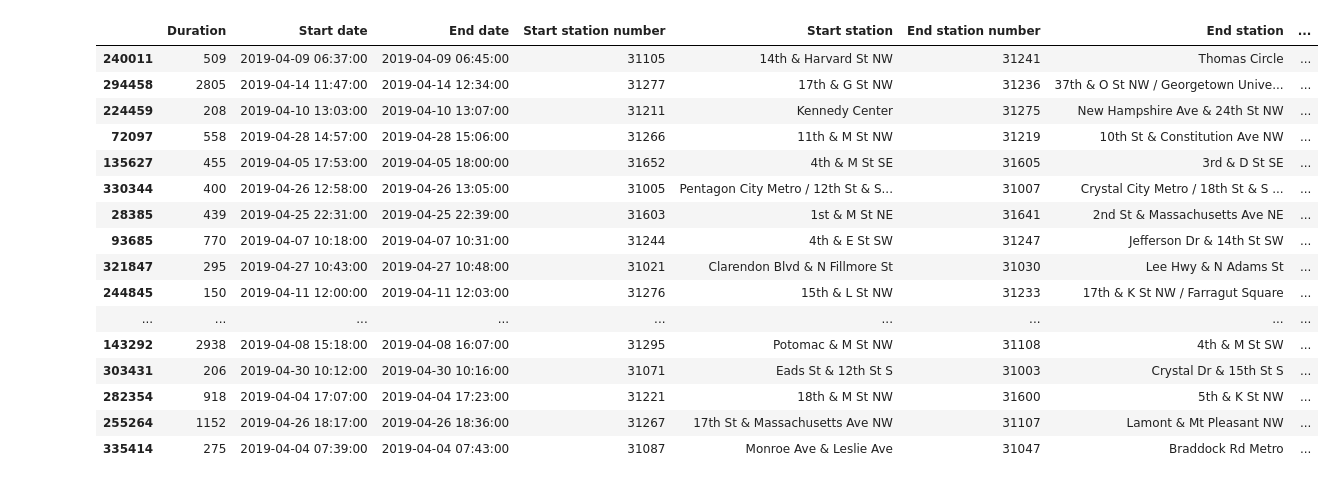
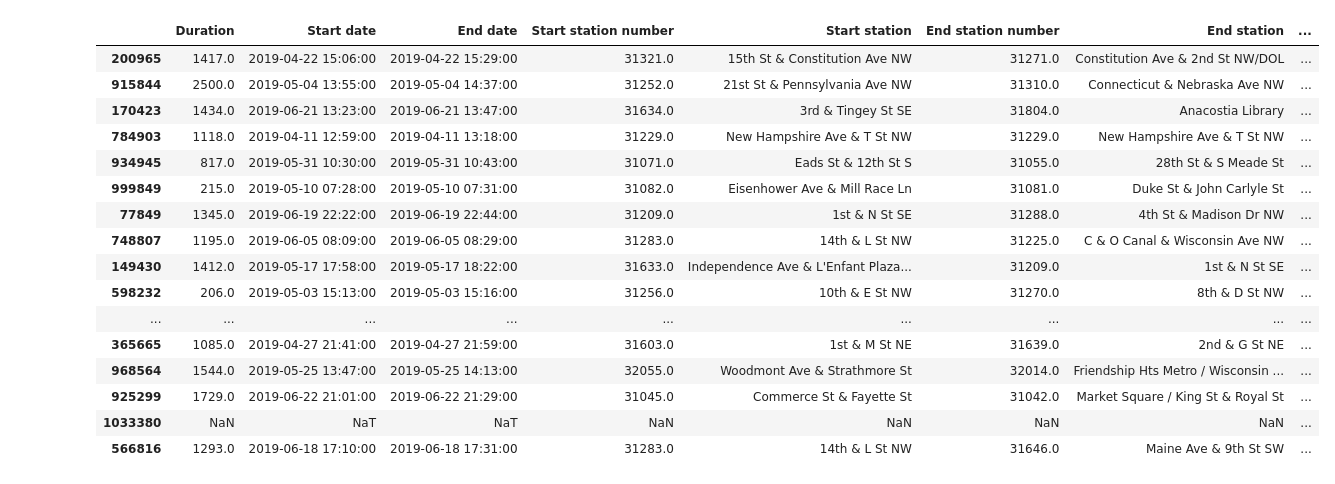
Before and after one commit to gportes24/German-s-Group-Project, a Jupyter notebook: Resources/Project_EDA.ipynb, the cells around one changed output. Drawn from its saved outputs; the diff is of its cells as text; code cells hidden in the pictures.

```diff
--- a/Resources/Project_EDA.ipynb
+++ b/Resources/Project_EDA.ipynb
@@ -38,3 +53,3 @@ Data columns (total 9 columns):
 # %%
-stations = test["Start station"].unique()
-stations
+#stations = test["Start station"].unique()
+stations = Bike_2019["Start station"].unique()
@@ -191,8 +160,8 @@ places2
 # %%
-test_merged = pd.merge(test, places, how="inner", on="Start station")
-test_merged = pd.merge(test_merged, places2, how="inner", on= "End station")
+Bike_2019_merged = pd.merge(Bike_2019, places, how="inner", on="Start station")
+Bike_2019_merged = pd.merge(Bike_2019_merged, places2, how="inner", on= "End station")
 #locs_merged = pd.merge(locs, locations, how="inner", on=["Start station", "End station"])
 #locs_merged
-test_merged.sample(10)
+Bike_2019_merged.sample(10)
 # %% [output]
 |  | Duration | Start date | End date | Start station number | Start station | End station number | End station | ... |
@@ -226,7 +178,7 @@ NameError: name 'locs_merged' is not defined
 # %%
-test_merged['Start date'] = pd.to_datetime(test_merged['Start date'])
-test_merged['End date'] = pd.to_datetime(test_merged['End date'])
-test_merged['day_of_week'] = test_merged['Start date'].dt.day_name()
-test_merged.sample(5)
+Bike_2019_merged['Start date'] = pd.to_datetime(Bike_2019_merged['Start date'])
+Bike_2019_merged['End date'] = pd.to_datetime(Bike_2019_merged['End date'])
+Bike_2019_merged['day_of_week'] = Bike_2019_merged['Start date'].dt.day_name()
+Bike_2019_merged.sample(5)
 # %% [output]
 |  | Duration | Start date | End date | Start station number | Start station | End station number | End station | ... |
@@ -238,5 +190,5 @@ test_merged.sample(5)
 # %%
-# distance traveled
+# Extracts distance traveled from start_lat, start_lng, end_lat, end_lng
 def dist_from_coordinates(lat1, lon1, lat2, lon2):
 
     R = 6371  # Earth radius in km
@@ -256,7 +208,7 @@ def dist_from_coordinates(lat1, lon1, lat2, lon2):
     return haversine
 
 new_column = []                    #empty column for distance
-for index,row in test_merged.iterrows():
+for index,row in Bike_2019_merged.iterrows():
     lat1 = row['start_lat'] #first row of location.lat column here
     lon1 = row['start_lng'] #first row of location.long column here
     lat2 = row['end_lat'] #second row of location.lat column here
@@ -264,25 +216,26 @@ for index,row in test_merged.iterrows():
     value = dist_from_coordinates(lat1, lon1, lat2, lon2)  #get the distance
     new_column.append(value)   #append the empty list with distance values
 
-test_merged.insert(13,"Distance Traveled",new_column)  #4 is the index where you want to place your column. Column index starts with 0. "Distance" is the header and new_column are the values in the column.
+Bike_2019_merged.insert(14,"Distance Traveled",new_column)  #4 is the index where you want to place your column. Column index starts with 0. "Distance" is the header and new_column are the values in the column.
 # %%
-test_merged['Distance Traveled']= test_merged['Distance Traveled'].round(2)
-test_merged.sample(20)
+# rounds the ouput of distance traveled to 2 decimal places
+Bike_2019_merged['Distance Traveled']= Bike_2019_merged['Distance Traveled'].round(2)
+Bike_2019_merged.sample(20)
 # %% [output]
 |  | Duration | Start date | End date | Start station number | Start station | End station number | End station | ... |
-| 240011 | 509 | 2019-04-09 06:37:00 | 2019-04-09 06:45:00 | 31105 | 14th & Harvard St NW | 31241 | Thomas Circle | ... |
-| 294458 | 2805 | 2019-04-14 11:47:00 | 2019-04-14 12:34:00 | 31277 | 17th & G St NW | 31236 | 37th & O St NW / Georgetown Unive... | ... |
-| 224459 | 208 | 2019-04-10 13:03:00 | 2019-04-10 13:07:00 | 31211 | Kennedy Center | 31275 | New Hampshire Ave & 24th St NW | ... |
-| 72097 | 558 | 2019-04-28 14:57:00 | 2019-04-28 15:06:00 | 31266 | 11th & M St NW | 31219 | 10th St & Constitution Ave NW | ... |
-| 135627 | 455 | 2019-04-05 17:53:00 | 2019-04-05 18:00:00 | 31652 | 4th & M St SE | 31605 | 3rd & D St SE | ... |
-| 330344 | 400 | 2019-04-26 12:58:00 | 2019-04-26 13:05:00 | 31005 | Pentagon City Metro / 12th St & S... | 31007 | Crystal City Metro / 18th St & S ... | ... |
-| 28385 | 439 | 2019-04-25 22:31:00 | 2019-04-25 22:39:00 | 31603 | 1st & M St NE | 31641 | 2nd St & Massachusetts Ave NE | ... |
-| 93685 | 770 | 2019-04-07 10:18:00 | 2019-04-07 10:31:00 | 31244 | 4th & E St SW | 31247 | Jefferson Dr & 14th St SW | ... |
-| 321847 | 295 | 2019-04-27 10:43:00 | 2019-04-27 10:48:00 | 31021 | Clarendon Blvd & N Fillmore St | 31030 | Lee Hwy & N Adams St | ... |
-| 244845 | 150 | 2019-04-11 12:00:00 | 2019-04-11 12:03:00 | 31276 | 15th & L St NW | 31233 | 17th & K St NW / Farragut Square | ... |
+| 200965 | 1417.0 | 2019-04-22 15:06:00 | 2019-04-22 15:29:00 | 31321.0 | 15th St & Constitution Ave NW | 31271.0 | Constitution Ave & 2nd St NW/DOL | ... |
+| 915844 | 2500.0 | 2019-05-04 13:55:00 | 2019-05-04 14:37:00 | 31252.0 | 21st St & Pennsylvania Ave NW | 31310.0 | Connecticut & Nebraska Ave NW | ... |
+| 170423 | 1434.0 | 2019-06-21 13:23:00 | 2019-06-21 13:47:00 | 31634.0 | 3rd & Tingey St SE | 31804.0 | Anacostia Library | ... |
+| 784903 | 1118.0 | 2019-04-11 12:59:00 | 2019-04-11 13:18:00 | 31229.0 | New Hampshire Ave & T St NW | 31229.0 | New Hampshire Ave & T St NW | ... |
+| 934945 | 817.0 | 2019-05-31 10:30:00 | 2019-05-31 10:43:00 | 31071.0 | Eads St & 12th St S | 31055.0 | 28th St & S Meade St | ... |
+| 999849 | 215.0 | 2019-05-10 07:28:00 | 2019-05-10 07:31:00 | 31082.0 | Eisenhower Ave & Mill Race Ln | 31081.0 | Duke St & John Carlyle St | ... |
+| 77849 | 1345.0 | 2019-06-19 22:22:00 | 2019-06-19 22:44:00 | 31209.0 | 1st & N St SE | 31288.0 | 4th St & Madison Dr NW | ... |
+| 748807 | 1195.0 | 2019-06-05 08:09:00 | 2019-06-05 08:29:00 | 31283.0 | 14th & L St NW | 31225.0 | C & O Canal & Wisconsin Ave NW | ... |
+| 149430 | 1412.0 | 2019-05-17 17:58:00 | 2019-05-17 18:22:00 | 31633.0 | Independence Ave & L'Enfant Plaza... | 31209.0 | 1st & N St SE | ... |
+| 598232 | 206.0 | 2019-05-03 15:13:00 | 2019-05-03 15:16:00 | 31256.0 | 10th & E St NW | 31270.0 | 8th & D St NW | ... |
 | ... | ... | ... | ... | ... | ... | ... | ... | ... |
-| 143292 | 2938 | 2019-04-08 15:18:00 | 2019-04-08 16:07:00 | 31295 | Potomac & M St NW | 31108 | 4th & M St SW | ... |
-| 303431 | 206 | 2019-04-30 10:12:00 | 2019-04-30 10:16:00 | 31071 | Eads St & 12th St S | 31003 | Crystal Dr & 15th St S | ... |
-| 282354 | 918 | 2019-04-04 17:07:00 | 2019-04-04 17:23:00 | 31221 | 18th & M St NW | 31600 | 5th & K St NW | ... |
-| 255264 | 1152 | 2019-04-26 18:17:00 | 2019-04-26 18:36:00 | 31267 | 17th St & Massachusetts Ave NW | 31107 | Lamont & Mt Pleasant NW | ... |
-| 335414 | 275 | 2019-04-04 07:39:00 | 2019-04-04 07:43:00 | 31087 | Monroe Ave & Leslie Ave | 31047 | Braddock Rd Metro | ... |
+| 365665 | 1085.0 | 2019-04-27 21:41:00 | 2019-04-27 21:59:00 | 31603.0 | 1st & M St NE | 31639.0 | 2nd & G St NE | ... |
+| 968564 | 1544.0 | 2019-05-25 13:47:00 | 2019-05-25 14:13:00 | 32055.0 | Woodmont Ave & Strathmore St | 32014.0 | Friendship Hts Metro / Wisconsin ... | ... |
+| 925299 | 1729.0 | 2019-06-22 21:01:00 | 2019-06-22 21:29:00 | 31045.0 | Commerce St & Fayette St | 31042.0 | Market Square / King St & Royal St | ... |
+| 1033380 | NaN | NaT | NaT | NaN | NaN | NaN | NaN | ... |
+| 566816 | 1293.0 | 2019-06-18 17:10:00 | 2019-06-18 17:31:00 | 31283.0 | 14th & L St NW | 31646.0 | Maine Ave & 9th St SW | ... |
```
Also changed, not shown: parts of 31 cells of this notebook, 2 other files.
